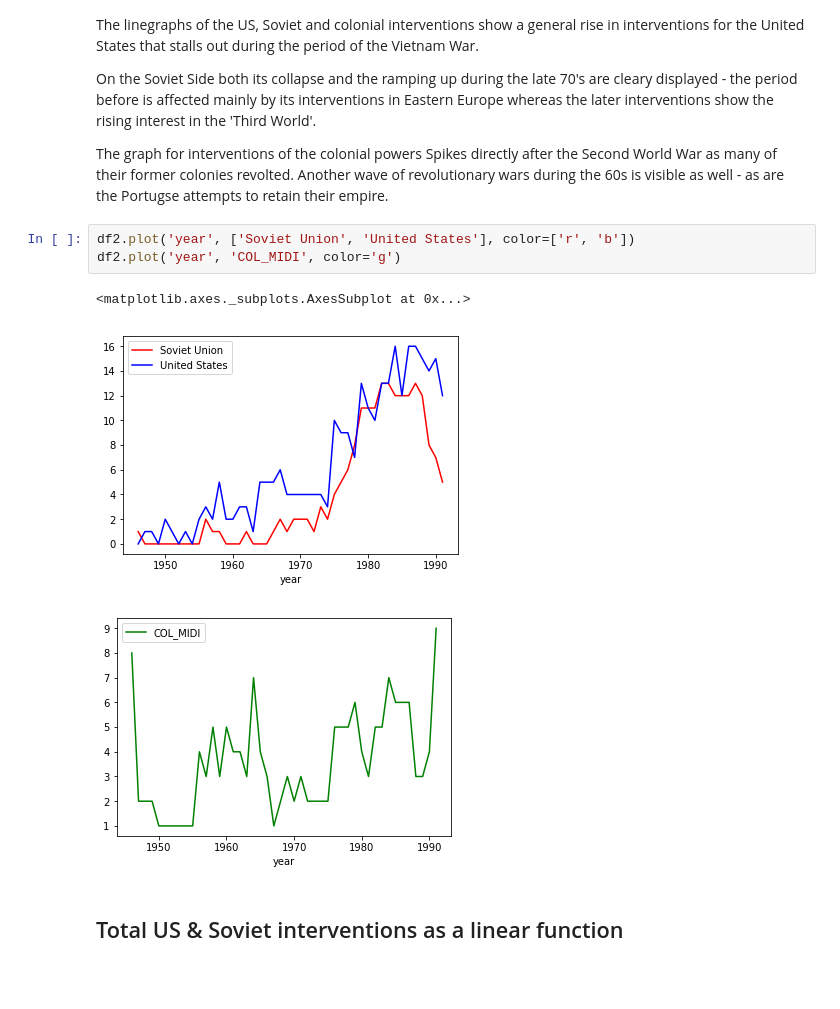
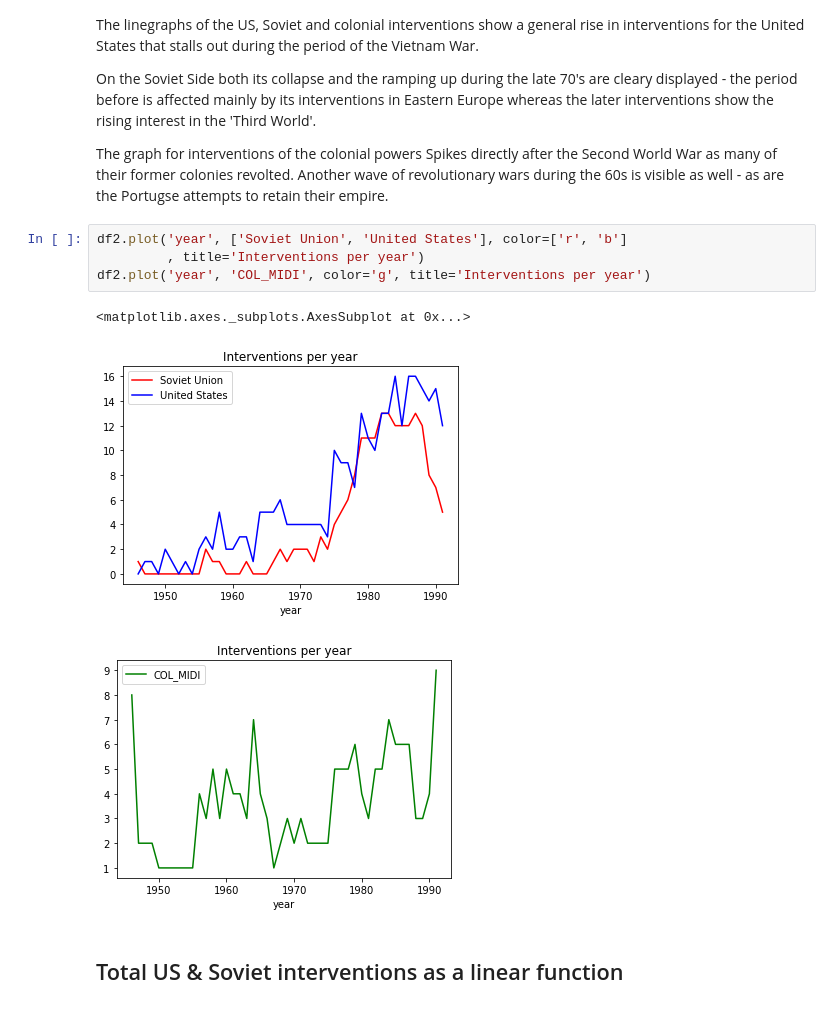
Before and after one commit to Jasper-Koops/Thesis-Cold_War_Interventions, a Jupyter notebook: Analysis.ipynb, the cells around one changed output. Saved outputs shown, nothing was run; the diff lists cells and outputs as text; blank space fills up the shorter version.

Commit message:
Fixed some titles, fixed colors and variables in plots

```diff
--- a/Analysis.ipynb
+++ b/Analysis.ipynb
@@ -73,12 +73,13 @@ On the Soviet Side both its collapse and the ramping up during the late 70's are
 
 The graph for interventions of the colonial powers Spikes directly after the Second World War as many of their former colonies revolted. Another wave of revolutionary wars during the 60s is visible as well - as are the Portugse attempts to retain their empire.
 # %%
-df2.plot('year', ['Soviet Union', 'United States'], color=['r', 'b'])
-df2.plot('year', 'COL_MIDI', color='g')
+df2.plot('year', ['Soviet Union', 'United States'], color=['r', 'b']
+         , title='Interventions per year')
+df2.plot('year', 'COL_MIDI', color='g', title='Interventions per year')
 # %% [output]
 <matplotlib.axes._subplots.AxesSubplot at 0x...>
-[figure, old version]
+[figure, new version]
-[figure, old version]
+[figure, new version]
 # %% [markdown]
 ## Total US & Soviet interventions as a linear function
 # %% [markdown]
```
Also changed, not shown: parts of 44 cells of this notebook.
